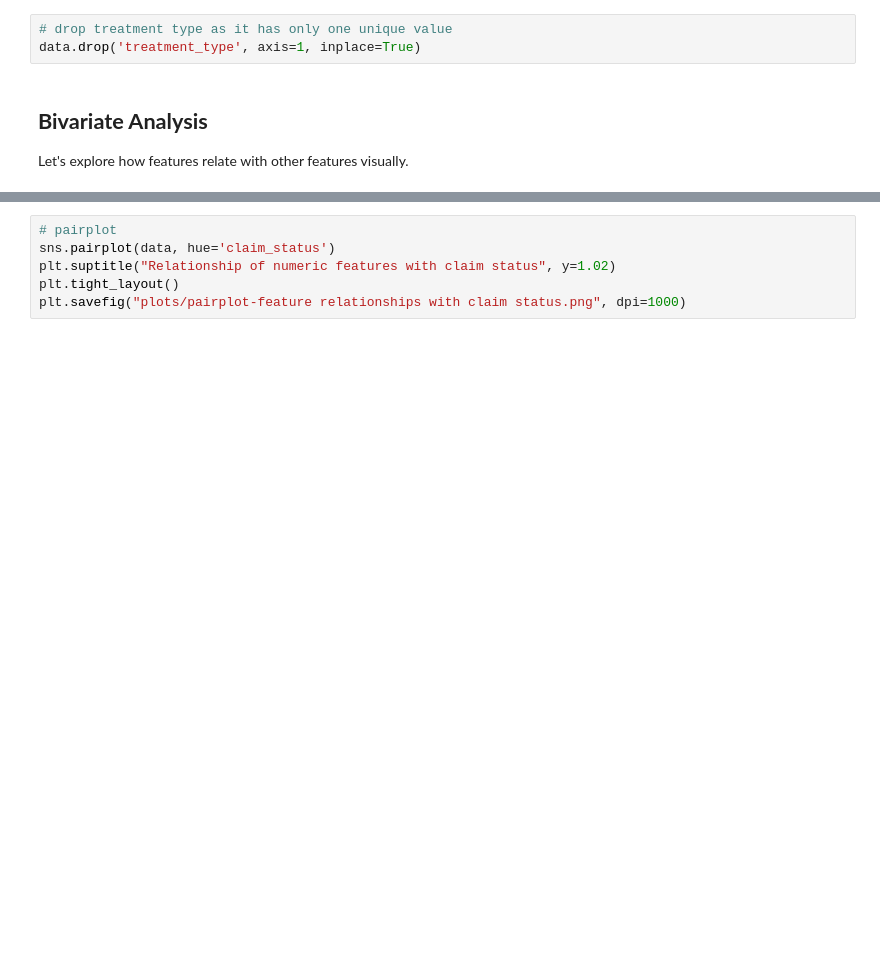
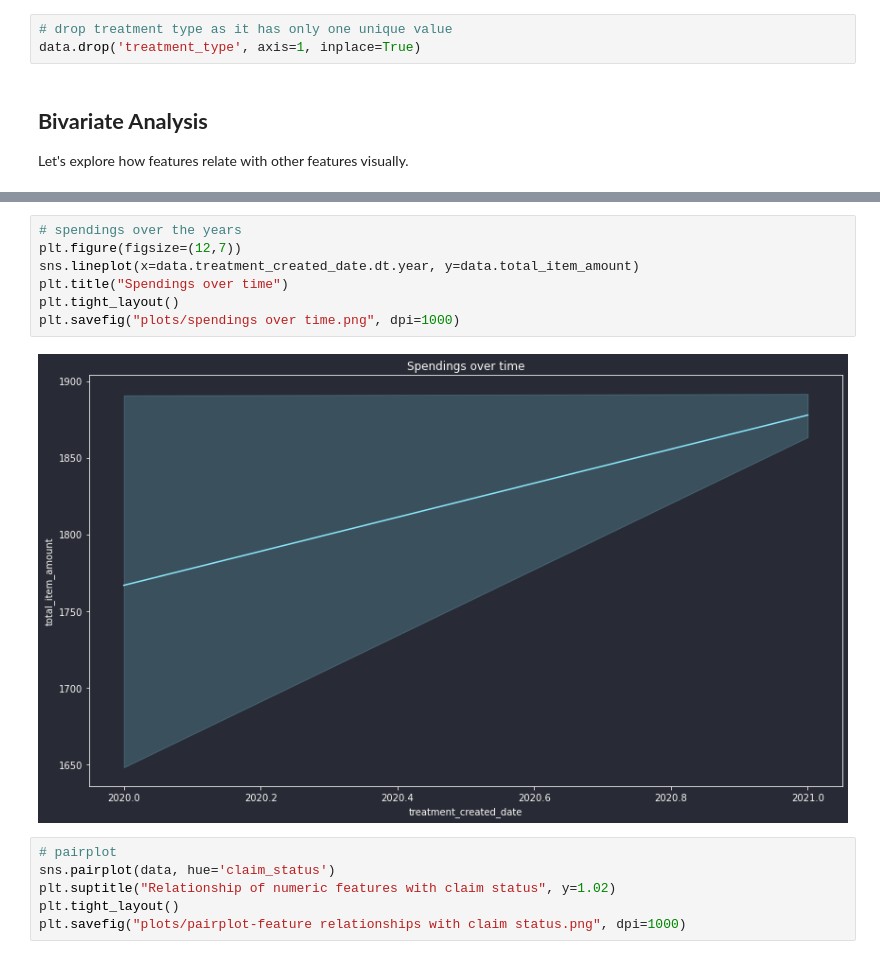
Before and after one commit to lyraxvincent/insurance-claims-prediction, a Jupyter notebook: EDA.ipynb, the cells around one changed output, grey strips where cells are left out. Drawn from its saved outputs; the diff is of its cells as text; blank space fills up the shorter version.

```diff
--- a/EDA.ipynb
+++ b/EDA.ipynb
@@ -489,3 +504,12 @@ Let's explore how features relate with other features visually.
+# %%
+# spendings over the years
+plt.figure(figsize=(12,7))
+sns.lineplot(x=data.treatment_created_date.dt.year, y=data.total_item_amount)
+plt.title("Spendings over time")
+plt.tight_layout()
+plt.savefig("plots/spendings over time.png", dpi=1000)
+# %% [output]
+[figure, added]
 # %%
 # pairplot
 sns.pairplot(data, hue='claim_status')
```
Also changed, not shown: parts of 23 cells of this notebook.
